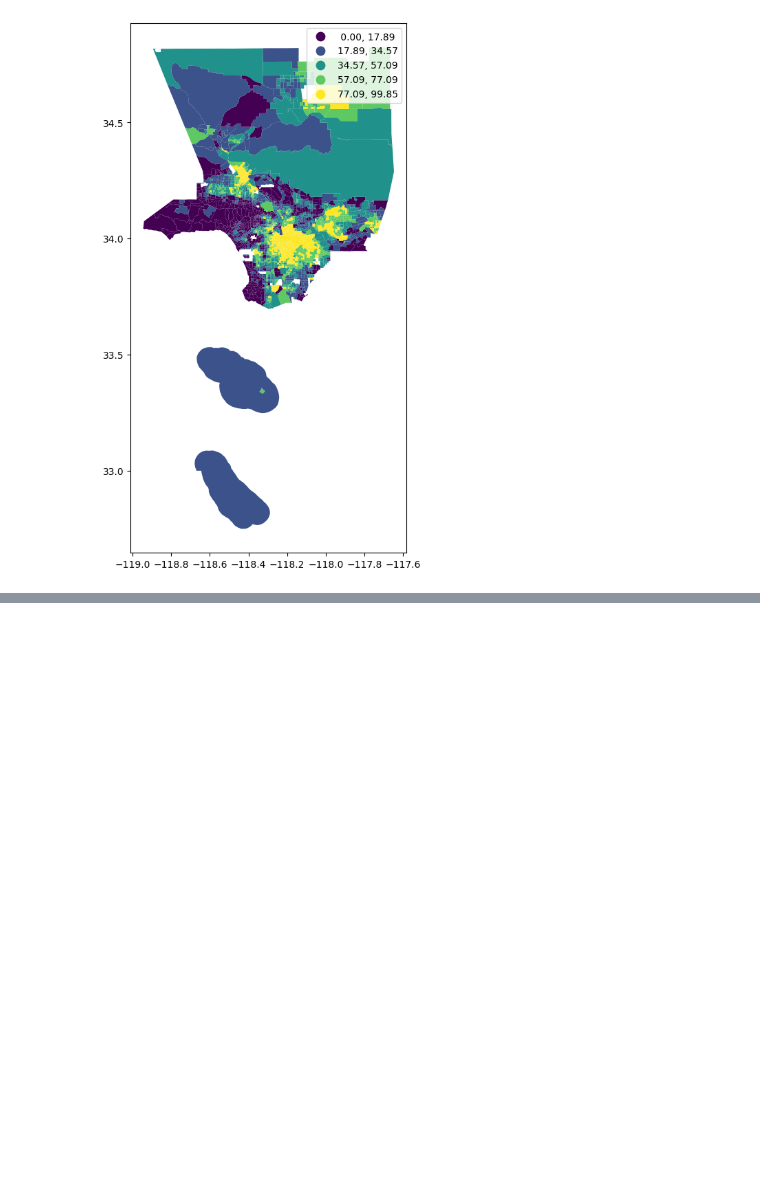
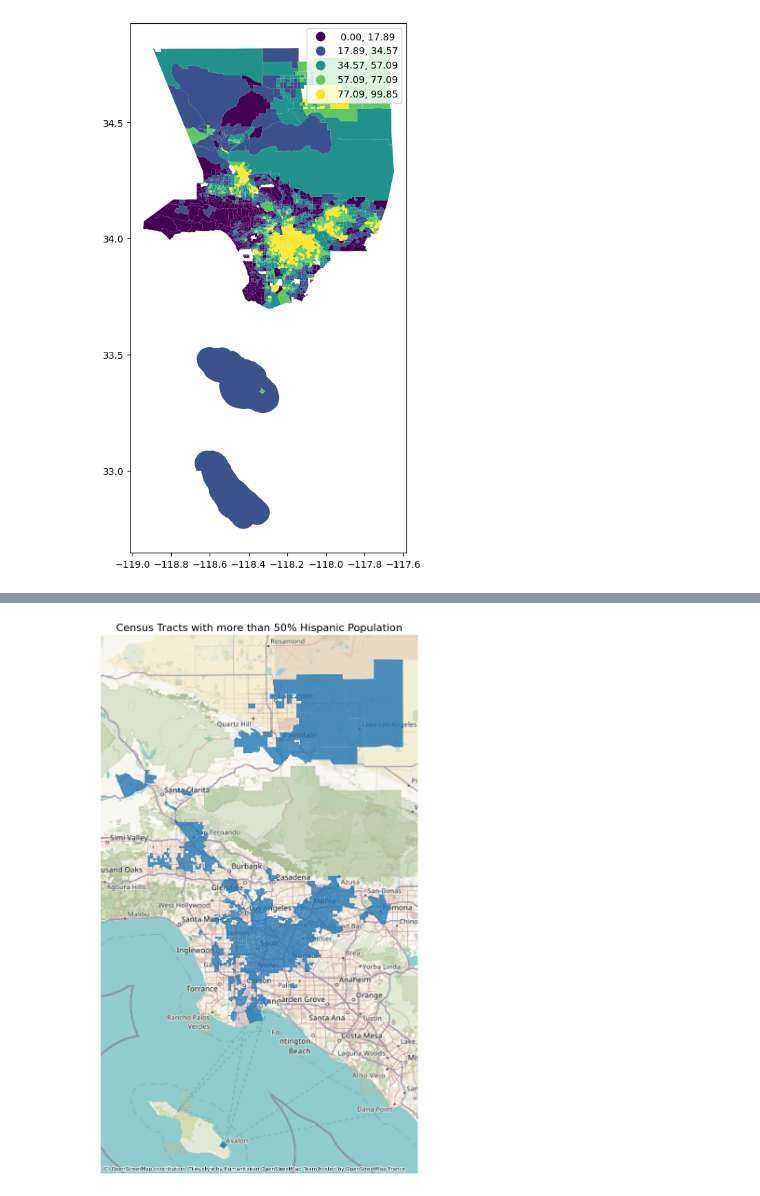
Before and after one commit to phamin2001/census_data, a Jupyter notebook: censusdata-census reporter.ipynb, the cells around one changed output, grey strips where cells are left out. Cells and saved outputs as stored; diff of their text form; code cells hidden in the pictures; blank space fills up the shorter version.

```diff
--- a/censusdata-census reporter.ipynb
+++ b/censusdata-census reporter.ipynb
@@ -621,0 +749,4 @@ gdf.plot(figsize=(12,10),
+# %%
+# reproject to Web Mercator
+gdf_web_mercator = gdf.to_crs(epsg=3857)
+gdf_web_mercator
@@ -621,0 +767,17 @@ gdf.plot(figsize=(12,10),
+# %%
+# use subplots that make it easier to create multiple layered maps
+fig, ax = plt.subplots(figsize=(15, 15))
+
+# add the layer with ax=ax in the argument
+gdf_web_mercator[gdf_web_mercator['Percent Hispanic'] > 50].plot(ax=ax, alpha=0.8)
+
+# turn the axis off
+ax.axis('off')
+
+# set a title
+ax.set_title('Census Tracts with more than 50% Hispanic Population',fontsize=16)
+
+# add a basemap
+ctx.add_basemap(ax)
+# %% [output]
+[figure, added]
```
Also changed, not shown: parts of 11 cells of this notebook.
